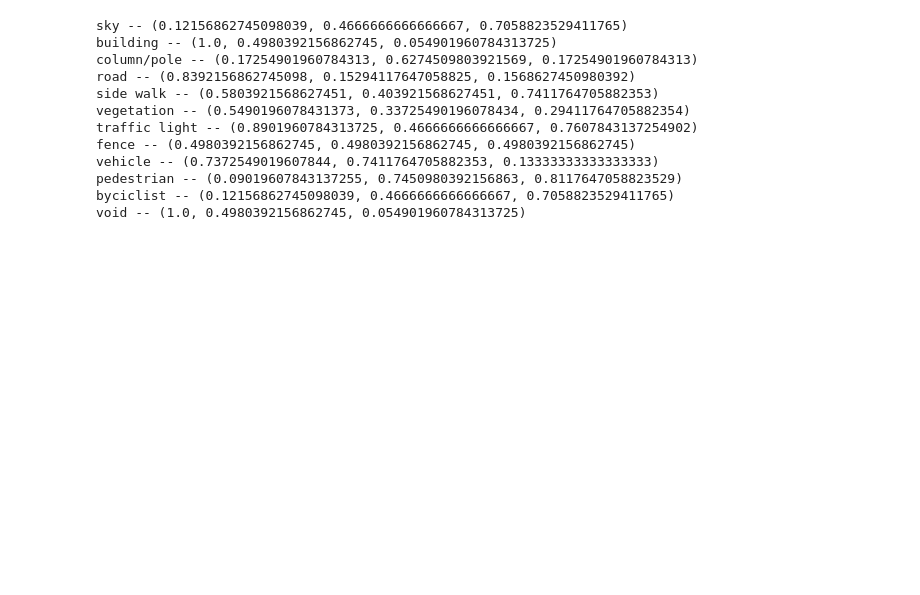
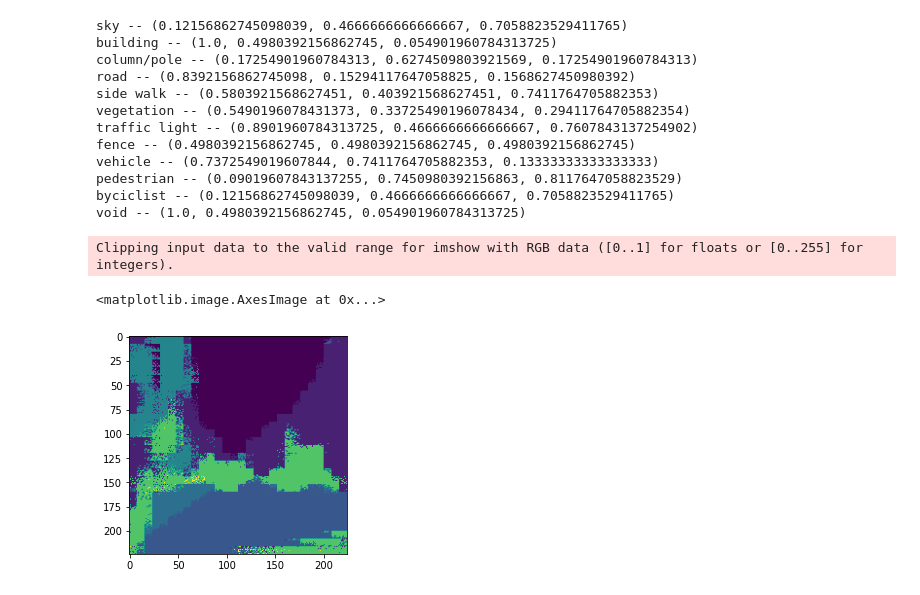
Before and after one commit to abhijitshingote/computervision, a Jupyter notebook: FullyConvolutionalNetBuild.ipynb, the cells around one changed output. Saved outputs shown, nothing was run; the diff lists cells and outputs as text; code cells hidden in the pictures; blank space fills up the shorter version.

```diff
--- a/FullyConvolutionalNetBuild.ipynb
+++ b/FullyConvolutionalNetBuild.ipynb
@@ -41,7 +60,8 @@ def get_fcn_32(convs):
 def get_model():
     input=tf.keras.layers.Input((224,224,3))
     input,convs=get_vgg_features(input)
-    output=get_fcn_32(convs)
+#     output=get_fcn_32(convs)
+    output=get_fcn_8(convs)
     model=tf.keras.Model(inputs=input,outputs=output)
     return model
 # %%
@@ -225,7 +245,7 @@ train_count = 367
 # number of validation images
 validation_count = 101
 
-EPOCHS = 170
+EPOCHS = 10
 
 steps_per_epoch = train_count//BATCH_SIZE
 validation_steps = validation_count//BATCH_SIZE
@@ -277,6 +300,33 @@ def get_images_and_segments_test_arrays():
 
 # load the ground truth images and segmentation masks
 y_true_images, y_true_segments = get_images_and_segments_test_arrays()
+# %%
+def get_images_and_segments_train_arrays():
+  '''
+  Gets a subsample of the val set as your test set
+
+  Returns:
+    Test set containing ground truth images and label maps
+  '''
+  y_true_segments = []
+  y_true_images = []
+  test_count = 256
+
+  ds = training_dataset.unbatch()
+  ds = ds.batch(101)
+
+  for image, annotation in ds.take(1):
+    y_true_images = image
+    y_true_segments = annotation
+
+
+  y_true_segments = y_true_segments[:test_count, : ,: , :]
+  y_true_segments = np.argmax(y_true_segments, axis=3)
+
+  return y_true_images, y_true_segments
+
+# load the ground truth images and segmentation masks
+X_true_images, X_true_segments = get_images_and_segments_train_arrays()
 # %%
 # get the model prediction
 results = mymodel.predict(validation_dataset, steps=validation_steps)
@@ -466,3 +516,20 @@ vehicle -- (0.7372549019607844, 0.7411764705882353, 0.13333333333333333)
 pedestrian -- (0.09019607843137255, 0.7450980392156863, 0.8117647058823529)
 byciclist -- (0.12156862745098039, 0.4666666666666667, 0.7058823529411765)
 void -- (1.0, 0.4980392156862745, 0.054901960784313725)
+# %%
+# Abi
+integer_slider=-1
+result=np.argmax(mymodel.predict(
+    tf.expand_dims(X_true_images[integer_slider],axis=0),
+    ),axis=3)
+
+plt.imshow(X_true_images[integer_slider])
+plt.imshow(X_true_segments[integer_slider])
+plt.imshow(result[integer_slider])
+# show_predictions(X_true_images[integer_slider], result[integer_slider],
+#                                                  X_true_segments[integer_slider]],
+#                  ["Image", "Predicted Mask", "True Mask"], iou, dice_score)
+# %% [output]
+Clipping input data to the valid range for imshow with RGB data ([0..1] for floats or [0..255] for integers).
+<matplotlib.image.AxesImage at 0x...>
+[figure, added]
```
Also changed, not shown: parts of 15 cells of this notebook, 1 other file.
